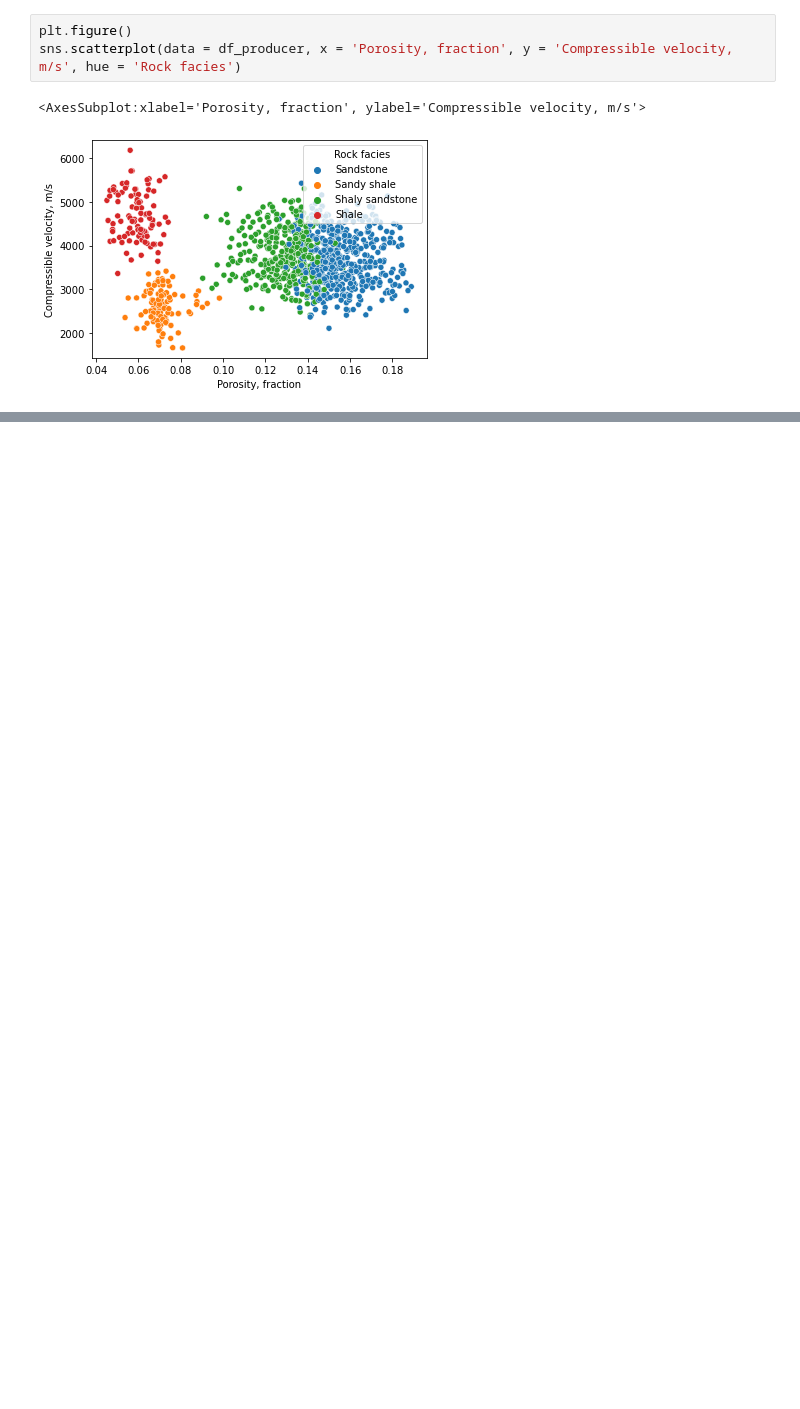
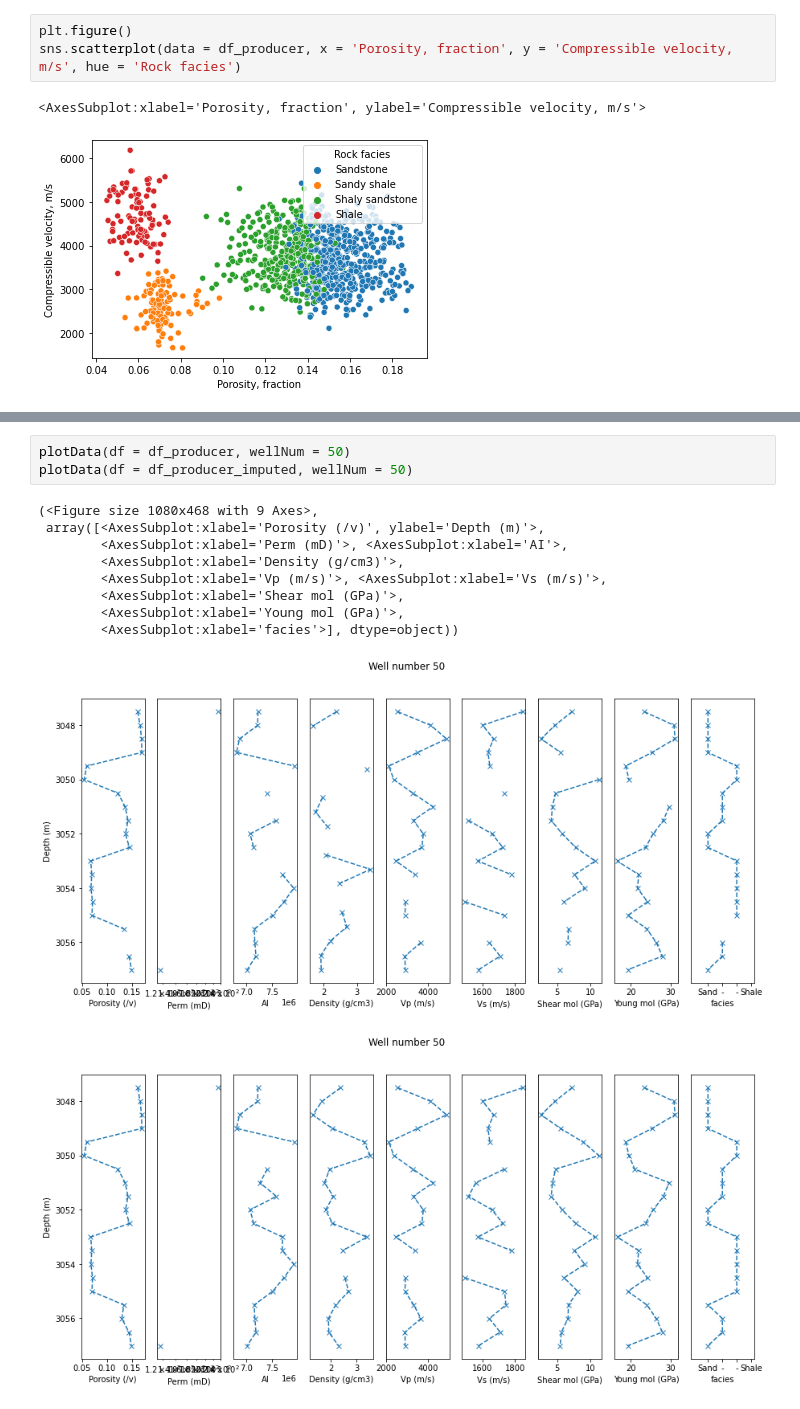
Before and after one commit to PGEHackathon/High-Risk-Low-Return, a Jupyter notebook: dataImputation.ipynb, the cells around one changed output, grey strips where cells are left out. Drawn from its saved outputs; the diff is of its cells as text; blank space fills up the shorter version.

```diff
--- a/dataImputation.ipynb
+++ b/dataImputation.ipynb
@@ -323,0 +524,14 @@ sns.scatterplot(data = df_producer, x = 'Porosity, fraction', y = 'Acoustic Impe
+# %%
+plotData(df = df_producer, wellNum = 50)
+plotData(df = df_producer_imputed, wellNum = 50)
+# %% [output]
+(<Figure size 1080x468 with 9 Axes>,
+ array([<AxesSubplot:xlabel='Porosity (/v)', ylabel='Depth (m)'>,
+        <AxesSubplot:xlabel='Perm (mD)'>, <AxesSubplot:xlabel='AI'>,
+        <AxesSubplot:xlabel='Density (g/cm3)'>,
+        <AxesSubplot:xlabel='Vp (m/s)'>, <AxesSubplot:xlabel='Vs (m/s)'>,
+        <AxesSubplot:xlabel='Shear mol (GPa)'>,
+        <AxesSubplot:xlabel='Young mol (GPa)'>,
+        <AxesSubplot:xlabel='facies'>], dtype=object))
+[figure, added]
+[figure, added]
```
Also changed, not shown: parts of 21 cells of this notebook, 1 other file.
